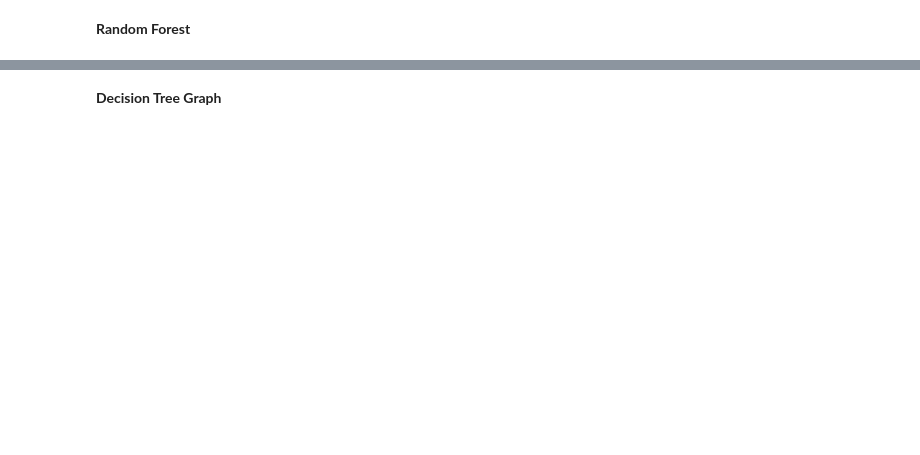
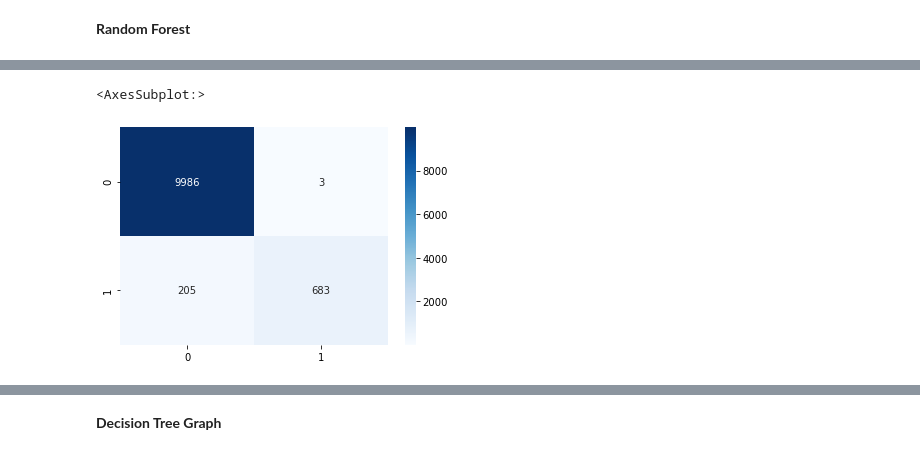
Before and after one commit to gjumaan/ml-project, a Jupyter notebook: decision_trees.ipynb, the cells around one changed output, grey strips where cells are left out. Drawn from its saved outputs; the diff is of its cells as text; code cells hidden in the pictures; blank space fills up the shorter version.

Commit message:
Fixed confusion matrix error

```diff
--- a/decision_trees.ipynb
+++ b/decision_trees.ipynb
@@ -115,10 +214,13 @@ print(classification_report(y_test, predictions1,
 # %%
 #Confusion matrix - random forest
 
 import seaborn as sns
 from sklearn.metrics import confusion_matrix
-sns.heatmap(confusion_matrix(y_test, predictions), cmap="Blues",
+sns.heatmap(confusion_matrix(y_test, predictions1), cmap="Blues",
         annot = True, fmt="d")
+# %% [output]
+<AxesSubplot:>
+[figure, added]
 # %%
 #Save the model - random forest
 
```
Also changed, not shown: parts of 16 cells of this notebook, 3 other files.
